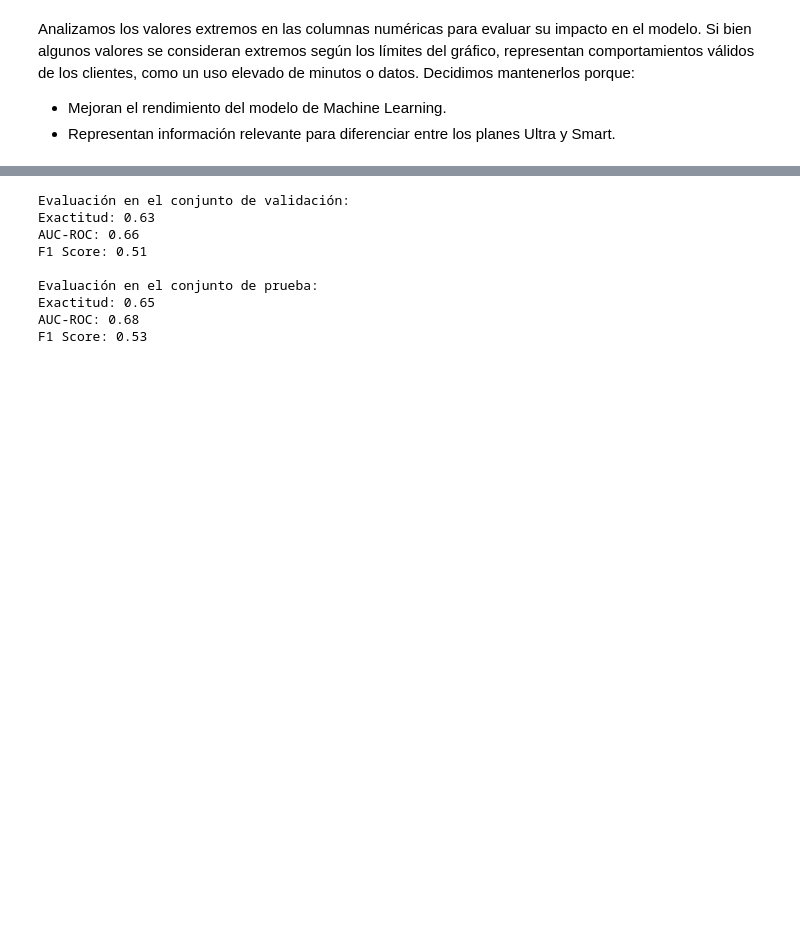
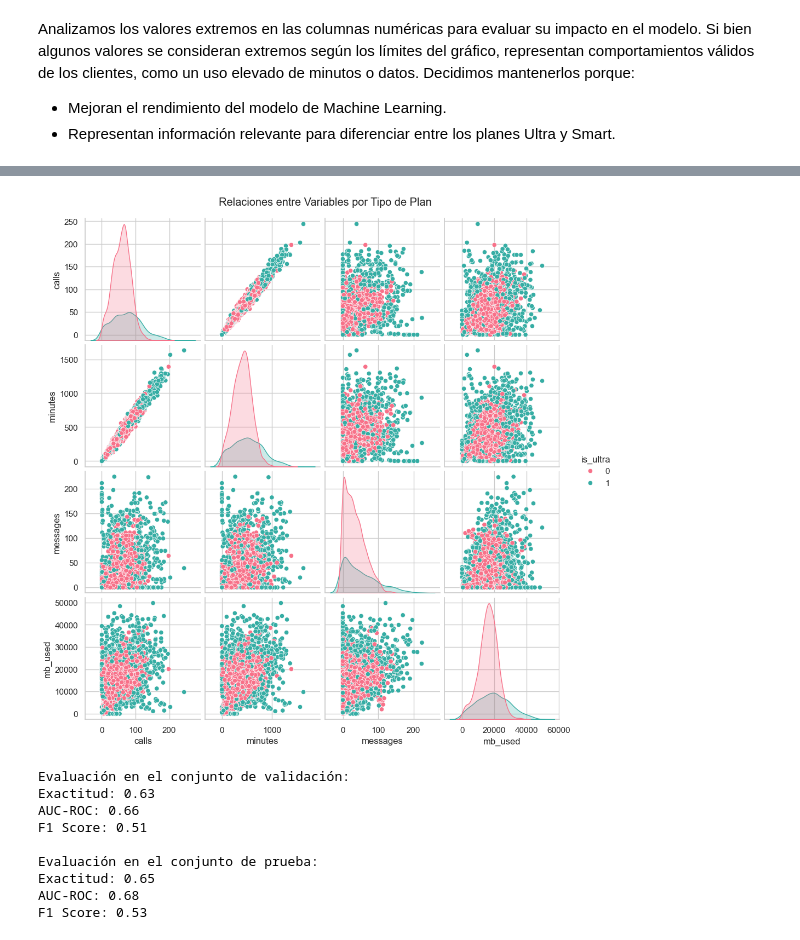
Before and after one commit to Juan-Villano/Proyecto_Megaline, a Jupyter notebook: PROYECTO_MEGALINE.ipynb, the cells around one changed output, grey strips where cells are left out. Drawn from its saved outputs; the diff is of its cells as text; code cells hidden in the pictures; blank space fills up the shorter version.

```diff
--- a/PROYECTO_MEGALINE.ipynb
+++ b/PROYECTO_MEGALINE.ipynb
@@ -131,3 +142,10 @@ Decidimos mantenerlos porque:
+# %%
+# Pairplot para explorar relaciones
+sns.pairplot(df, vars=['calls', 'minutes', 'messages', 'mb_used'], hue='is_ultra', palette='husl')
+plt.suptitle("Relaciones entre Variables por Tipo de Plan", y=1.02)
+plt.show()
+# %% [output]
+[figure, added]
 # %%
 x = df.drop(columns=["is_ultra"], axis =1)
 y = df["is_ultra"]
```
Also changed, not shown: parts of 1 cell of this notebook.
